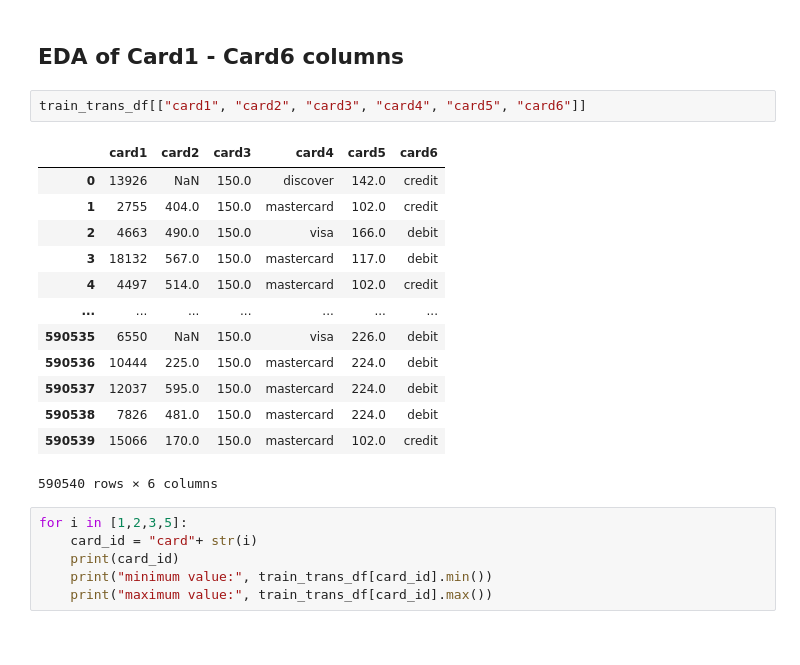
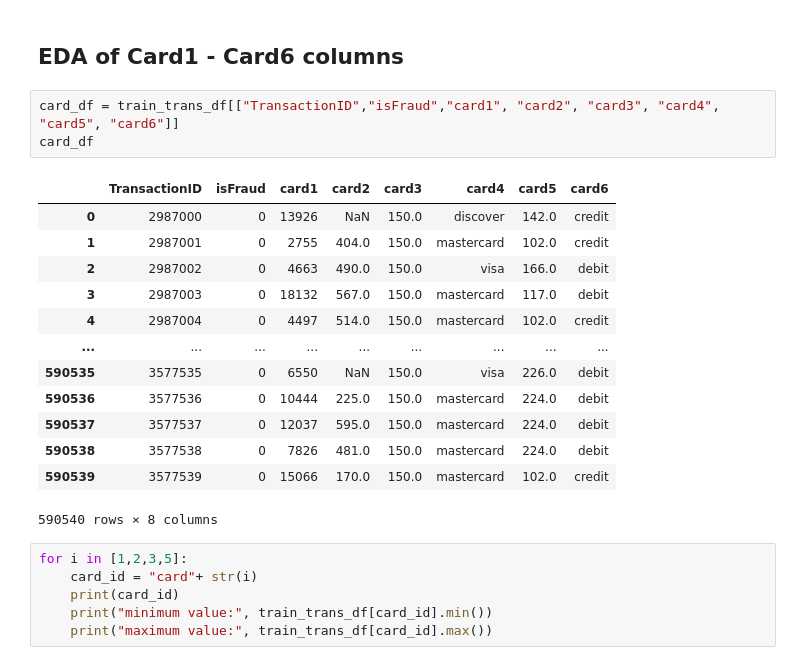
Before and after one commit to ChaseMadson/w207-final-project, a Jupyter notebook: Functional_model_NP.ipynb, the cells around one changed output. Drawn from its saved outputs; the diff is of its cells as text.

```diff
--- a/Functional_model_NP.ipynb
+++ b/Functional_model_NP.ipynb
@@ -131,21 +132,22 @@ train_trans_df.sample(10)
 # %% [markdown]
 ## EDA of Card1 - Card6 columns
 # %%
-train_trans_df[["card1", "card2", "card3", "card4", "card5", "card6"]]
+card_df = train_trans_df[["TransactionID","isFraud","card1", "card2", "card3", "card4", "card5", "card6"]]
+card_df
 # %% [output]
-|  | card1 | card2 | card3 | card4 | card5 | card6 |
-| 0 | 13926 | NaN | 150.0 | discover | 142.0 | credit |
-| 1 | 2755 | 404.0 | 150.0 | mastercard | 102.0 | credit |
-| 2 | 4663 | 490.0 | 150.0 | visa | 166.0 | debit |
-| 3 | 18132 | 567.0 | 150.0 | mastercard | 117.0 | debit |
-| 4 | 4497 | 514.0 | 150.0 | mastercard | 102.0 | credit |
-| ... | ... | ... | ... | ... | ... | ... |
-| 590535 | 6550 | NaN | 150.0 | visa | 226.0 | debit |
-| 590536 | 10444 | 225.0 | 150.0 | mastercard | 224.0 | debit |
-| 590537 | 12037 | 595.0 | 150.0 | mastercard | 224.0 | debit |
-| 590538 | 7826 | 481.0 | 150.0 | mastercard | 224.0 | debit |
-| 590539 | 15066 | 170.0 | 150.0 | mastercard | 102.0 | credit |
+|  | TransactionID | isFraud | card1 | card2 | card3 | card4 | card5 | card6 |
+| 0 | 2987000 | 0 | 13926 | NaN | 150.0 | discover | 142.0 | credit |
+| 1 | 2987001 | 0 | 2755 | 404.0 | 150.0 | mastercard | 102.0 | credit |
+| 2 | 2987002 | 0 | 4663 | 490.0 | 150.0 | visa | 166.0 | debit |
+| 3 | 2987003 | 0 | 18132 | 567.0 | 150.0 | mastercard | 117.0 | debit |
+| 4 | 2987004 | 0 | 4497 | 514.0 | 150.0 | mastercard | 102.0 | credit |
+| ... | ... | ... | ... | ... | ... | ... | ... | ... |
+| 590535 | 3577535 | 0 | 6550 | NaN | 150.0 | visa | 226.0 | debit |
+| 590536 | 3577536 | 0 | 10444 | 225.0 | 150.0 | mastercard | 224.0 | debit |
+| 590537 | 3577537 | 0 | 12037 | 595.0 | 150.0 | mastercard | 224.0 | debit |
+| 590538 | 3577538 | 0 | 7826 | 481.0 | 150.0 | mastercard | 224.0 | debit |
+| 590539 | 3577539 | 0 | 15066 | 170.0 | 150.0 | mastercard | 102.0 | credit |
-590540 rows × 6 columns
+590540 rows × 8 columns
 # %%
 for i in [1,2,3,5]:
     card_id = "card"+ str(i)
```
Also changed, not shown: parts of 47 cells of this notebook.
